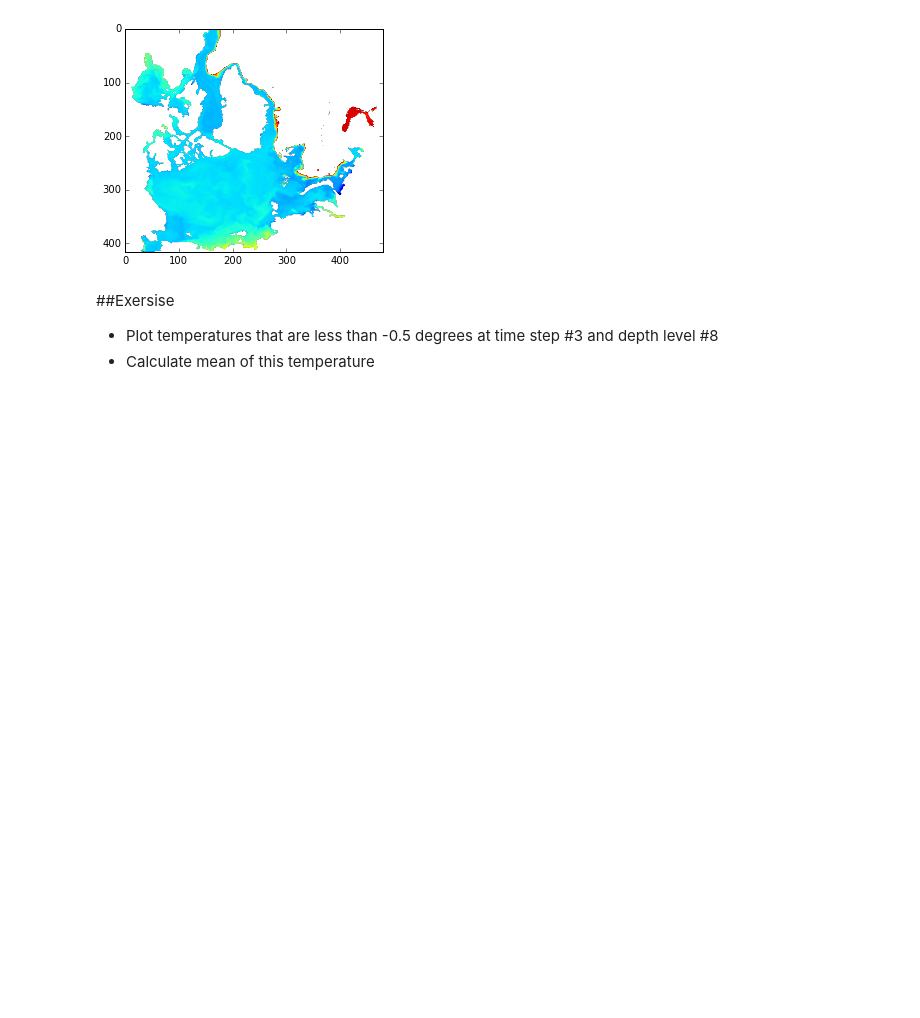
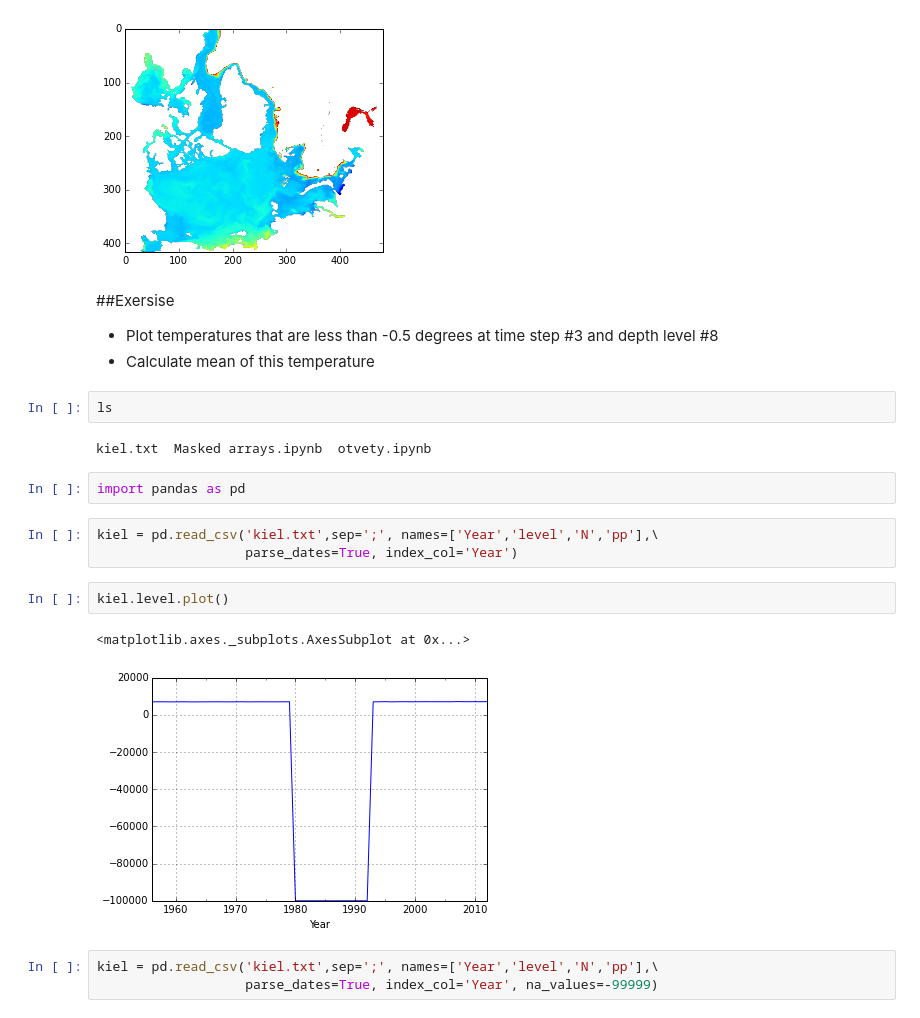
Before and after one commit to koldunovn/HCU, a Jupyter notebook: Week9/Masked arrays.ipynb, the cells around one changed output. Drawn from its saved outputs; the diff is of its cells as text; blank space fills up the shorter version.

```diff
--- a/Week9/Masked arrays.ipynb
+++ b/Week9/Masked arrays.ipynb
@@ -216,3 +216,20 @@ plt.imshow(temp_less0[0,0,:,:])
 
 - Plot temperatures that are less than -0.5 degrees at time step #3 and depth level #8
 - Calculate mean of this temperature
+# %%
+ls
+# %% [output]
+kiel.txt  Masked arrays.ipynb  otvety.ipynb
+# %%
+import pandas as pd
+# %%
+kiel = pd.read_csv('kiel.txt',sep=';', names=['Year','level','N','pp'],\
+                   parse_dates=True, index_col='Year')
+# %%
+kiel.level.plot()
+# %% [output]
+<matplotlib.axes._subplots.AxesSubplot at 0x...>
+[figure, added]
+# %%
+kiel = pd.read_csv('kiel.txt',sep=';', names=['Year','level','N','pp'],\
+                   parse_dates=True, index_col='Year', na_values=-99999)
```
Also changed, not shown: parts of 2 cells of this notebook.
